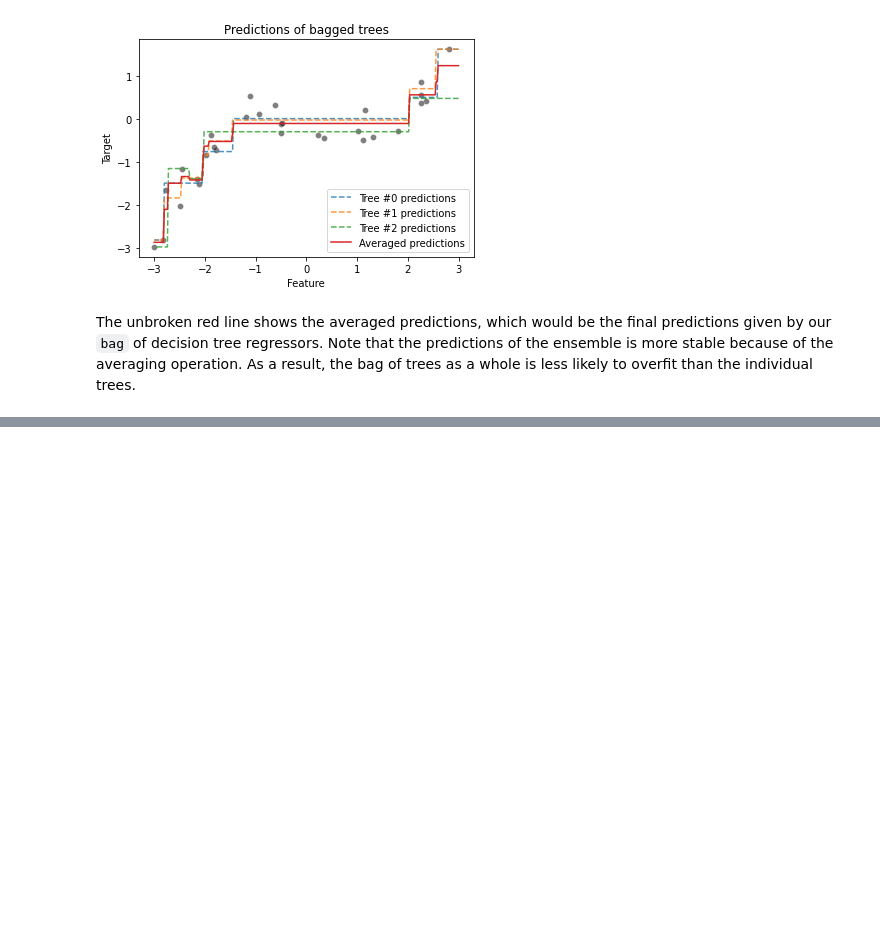
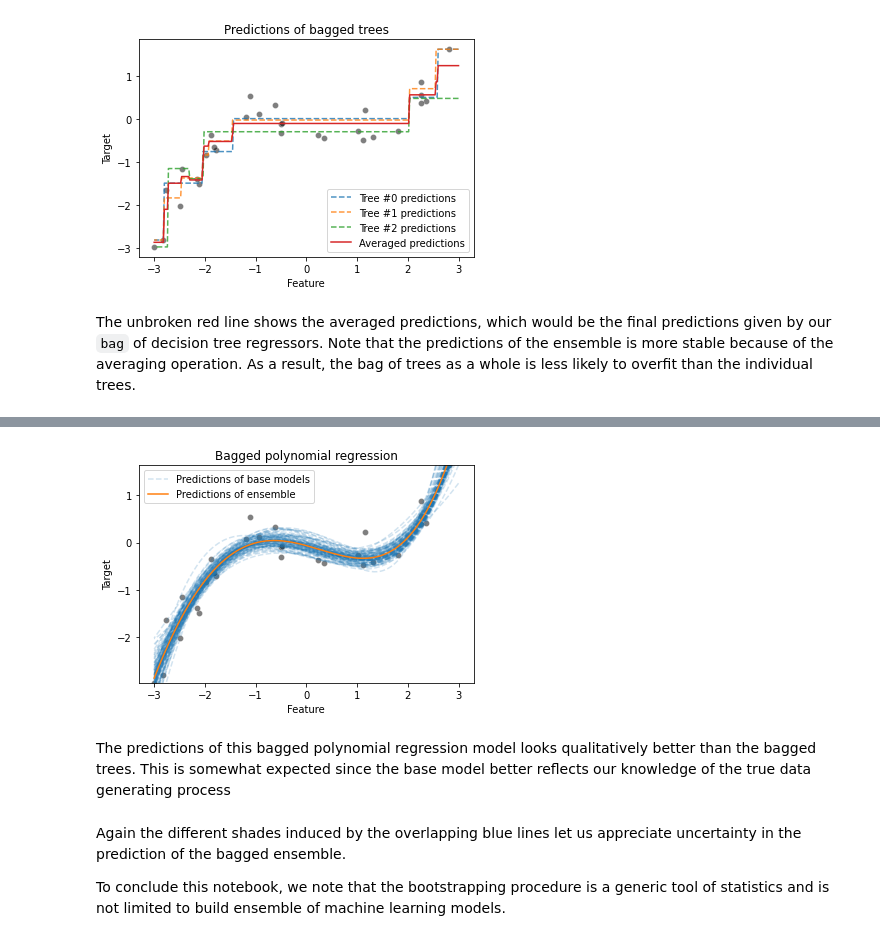
Before and after one commit to skacem/Learning-Machine-Learning, a Jupyter notebook: Scikit-learn/602_bagging.ipynb, the cells around one changed output, grey strips where cells are left out. Cells and saved outputs as stored; diff of their text form; code cells hidden in the pictures; blank space fills up the shorter version.

```diff
--- a/Scikit-learn/602_bagging.ipynb
+++ b/Scikit-learn/602_bagging.ipynb
@@ -169,0 +227,4 @@ The unbroken red line shows the averaged predictions, which would be the final p
+# %%
+polynomial_regressor = make_pipeline(MinMaxScaler(),
+                                    PolynomialFeatures(degree=4),
+                                    Ridge(alpha=1e-10))
@@ -169,0 +239,31 @@ The unbroken red line shows the averaged predictions, which would be the final p
+# %%
+bagging = BaggingRegressor(
+base_estimator=polynomial_regressor,
+n_estimators=100, random_state=0)
+# %%
+bagging.fit(data_train, target_train);
+# %%
+for i, regressor in enumerate(bagging.estimators_):
+    regressor_predictions = regressor.predict(data_test.values)
+    base_model_line = plt.plot(
+        data_test, regressor_predictions, linestyle="--", alpha=0.2,
+        label="Predictions of base models" if i == 0 else None,
+        color="tab:blue"
+    )
+
+sns.scatterplot(x=data_train["Feature"], y=target_train, color="black",
+                alpha=0.5)
+bagging_predictions = bagging.predict(data_test.values)
+plt.plot(data_test, bagging_predictions,
+         color="tab:orange", label="Predictions of ensemble")
+plt.ylim(target_train.min(), target_train.max())
+plt.legend()
+_ = plt.title("Bagged polynomial regression")
+# %% [output]
+[figure, added]
+# %% [markdown]
+The predictions of this bagged polynomial regression model looks qualitatively better than the bagged trees. This is somewhat expected since the base model better reflects our knowledge of the true data generating process
+# %% [markdown]
+Again the different shades induced by the overlapping blue lines let us appreciate uncertainty in the prediction of the bagged ensemble.
+
+To conclude this notebook, we note that the bootstrapping procedure is a generic tool of statistics and is not limited to build ensemble of machine learning models.
```
Also changed, not shown: parts of 11 cells of this notebook.
